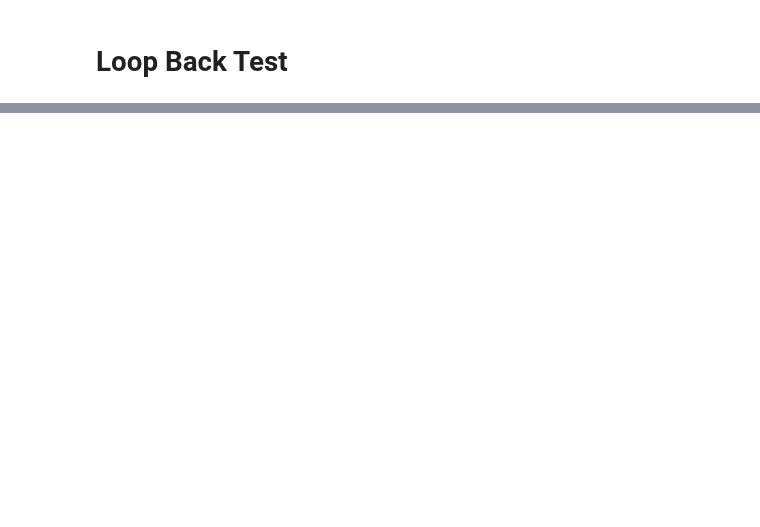
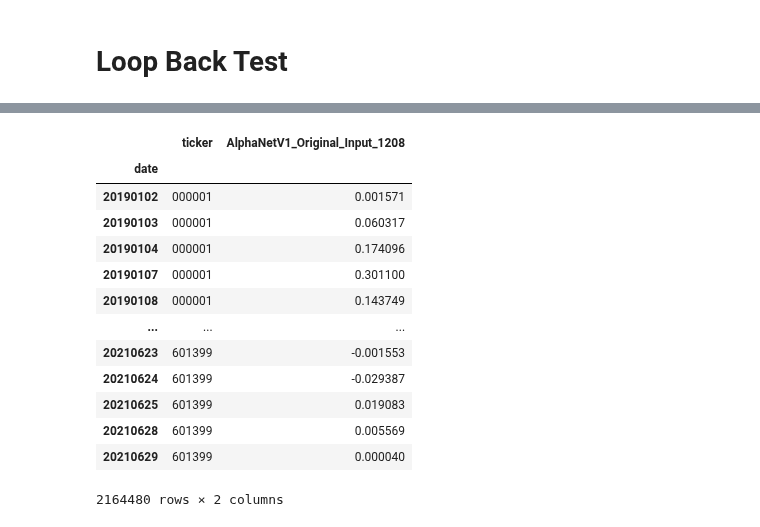
Before and after one commit to June24-Wu/Shannon, a Jupyter notebook: NoteBook/Loopback.ipynb, the cells around one changed output, grey strips where cells are left out. Cells and saved outputs as stored; diff of their text form; code cells hidden in the pictures; blank space fills up the shorter version.

```diff
--- a/NoteBook/Loopback.ipynb
+++ b/NoteBook/Loopback.ipynb
@@ -62,7 +63,7 @@ FT = FeatureAnalysis(configs, feature_path=r"/home/wuwenjun/factor_lib")
 alpha_list = list(FT.features_in_path.keys())[-1:]
 print(alpha_list)
 start_date = '2019-01-01'
-end_date = '2020-06-30'
+end_date = '2021-01-01'
 FT.load_feature_from_file(alpha_list, start_date, end_date, universe='Investable',
                                        timedelta=None, transformer=norm.standard_scale)
 FT.load_return_data()
@@ -71,14 +72,14 @@ for alpha_name in alpha_list:
     FT.get_intersection_ic(feature_name=alpha_name, truncate_fold=None, method='spearman',
                                      period=('1d', '3d', '5d'))
     ic_flag, trading_direction = FT.test_ic(alpha_name, verbose=False)
-#     df, df_all = FT.get_ic_summary_by_month(num=6)
+    df, df_all = FT.get_ic_summary_by_month(num=6)
 
     if trading_direction == -1:
         negative = True
     else:
         negative = False
-    FT.get_top_return(alpha_name, negative=negative, trade_type='long-only', transmission_rate=0.0,
-                            tax_rate=0.0005, verbose=True)
+    FT.get_top_return(alpha_name, negative= False, trade_type='long-only', transmission_rate=0.0,
+                            tax_rate=0.0015, verbose=True)
 # %% [output]
 Loading the configuration from /home/ShareFolder/lgc/Modules/Research/config/feature_bt_template
 ['AlphaNetV1_Original_Input_1208']
@@ -98,0 +218,19 @@ Process ForkPoolWorker-268:
+# %%
+df['ticker'] = df['ticker'].apply(lambda x : str(x).zfill(6))
+data_frame = df.copy()
+data_frame
+# %% [output]
+|  | ticker | AlphaNetV1_Original_Input_1208 |
+| date |  |  |
+| 20190102 | 000001 | 0.001571 |
+| 20190103 | 000001 | 0.060317 |
+| 20190104 | 000001 | 0.174096 |
+| 20190107 | 000001 | 0.301100 |
+| 20190108 | 000001 | 0.143749 |
+| ... | ... | ... |
+| 20210623 | 601399 | -0.001553 |
+| 20210624 | 601399 | -0.029387 |
+| 20210625 | 601399 | 0.019083 |
+| 20210628 | 601399 | 0.005569 |
+| 20210629 | 601399 | 0.000040 |
+2164480 rows × 2 columns
```
Also changed, not shown: parts of 10 cells of this notebook, 7 other files.
